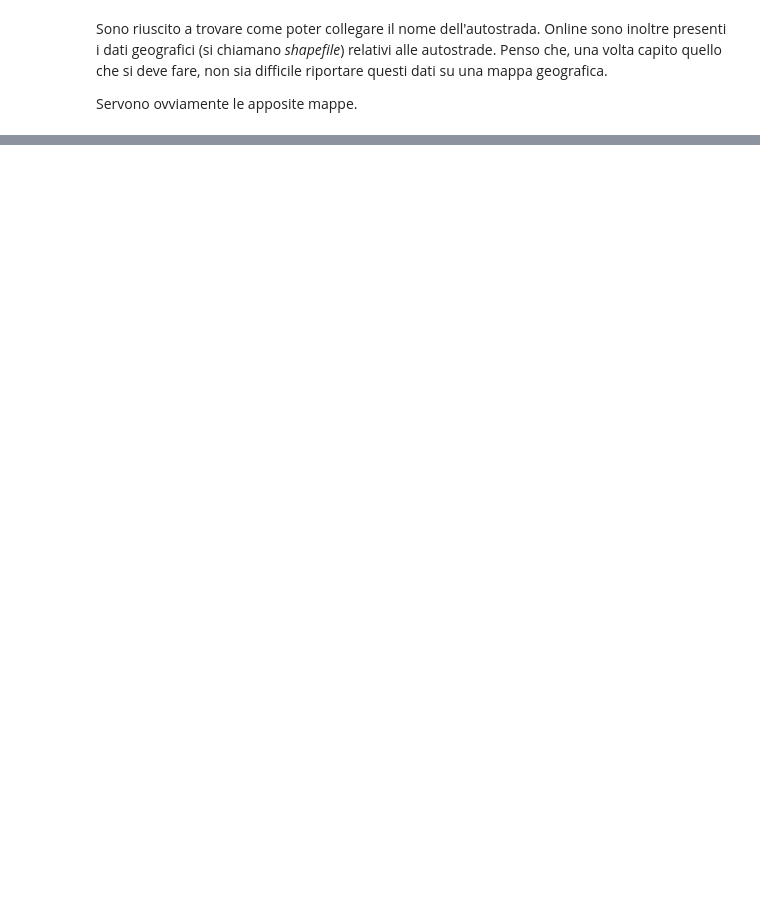
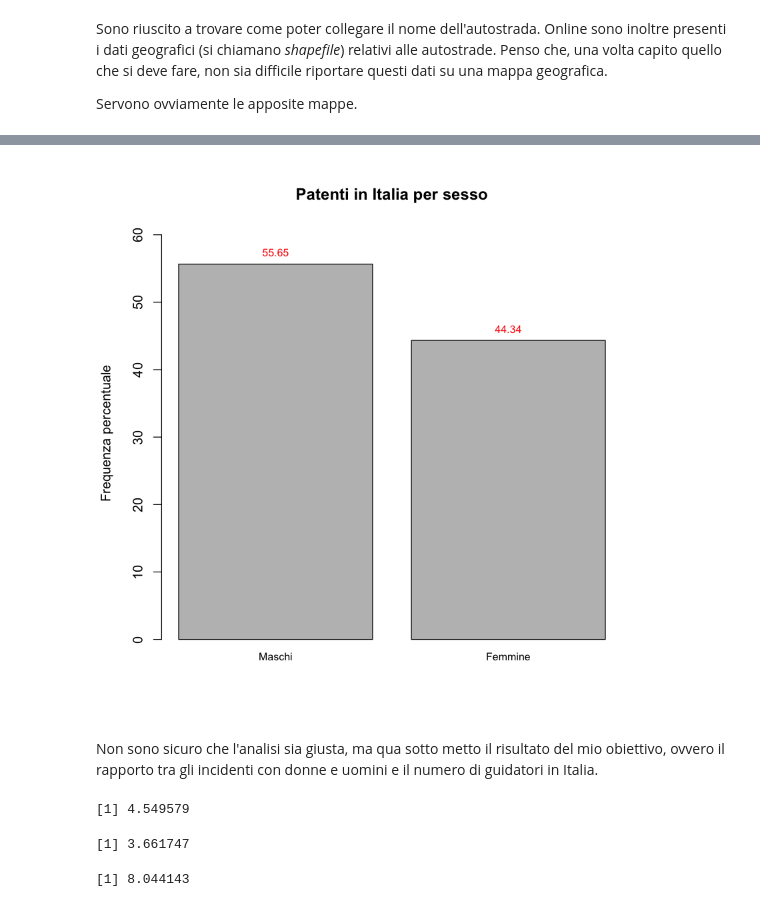
Before and after one commit to LeonardoAlchieri/car_accidents_italy, a Jupyter notebook: leoNotebook.ipynb, the cells around one changed output, grey strips where cells are left out. Saved outputs shown, nothing was run; the diff lists cells and outputs as text; code cells hidden in the pictures; blank space fills up the shorter version.

```diff
--- a/leoNotebook.ipynb
+++ b/leoNotebook.ipynb
@@ -253,0 +365,2 @@ Servono ovviamente le apposite mappe.
+# %%
+patenti_Liguria <- read.csv("dataset/informazioni_patenti_per_regione/patenti_Liguria.csv", sep=',')
@@ -253,0 +401,2 @@ Servono ovviamente le apposite mappe.
+# %%
+tabella_patenti = as.table(c(patenti_maschi,patenti_femmine))
@@ -253,0 +405,29 @@ Servono ovviamente le apposite mappe.
+# %%
+tabella_patenti.percfreq <- as.numeric(as.character(as.integer(tabella_patenti/(tabella_patenti[1]+tabella_patenti[2])*10000)/100))
+ylim <- c(0, 1.1*max(tabella_patenti.percfreq))
+xx <- barplot(tabella_patenti.percfreq, xaxt = 'n', xlab = '', width = 0.85, ylim = ylim,
+              main = "Patenti in Italia per sesso",
+              ylab = "Frequenza percentuale")
+text(x = xx, y = tabella_patenti.percfreq,
+     label = tabella_patenti.percfreq,
+     pos = 3, cex = 0.8, col = "red")
+axis(1, at=xx, labels=c("Maschi", "Femmine"), tick=FALSE, las=1, line=-0.5, cex.axis=0.8)
+# %% [output]
+[figure, added]
+# %% [markdown]
+Non sono sicuro che l'analisi sia giusta, ma qua sotto metto il risultato del mio obiettivo, ovvero il rapporto tra gli incidenti con donne e uomini e il numero di guidatori in Italia.
+# %%
+rapporto_incidenti_patenti_femmine = nrow(incidenti_con_almeno_una_donna) / patenti_femmine * 10000
+rapporto_incidenti_patenti_femmine
+# %% [output]
+[1] 4.549579
+# %%
+rapporto_incidenti_patenti_solo_maschi = nrow(incidenti_con_solo_uomo) / patenti_maschi * 10000
+rapporto_incidenti_patenti_solo_maschi
+# %% [output]
+[1] 3.661747
+# %%
+rapporto_incidenti_patenti_almeno_maschi = nrow(incidenti_con_almeno_un_uomo) / patenti_maschi * 10000
+rapporto_incidenti_patenti_almeno_maschi
+# %% [output]
+[1] 8.044143
```
Also changed, not shown: parts of 59 cells of this notebook, 1 other file.
